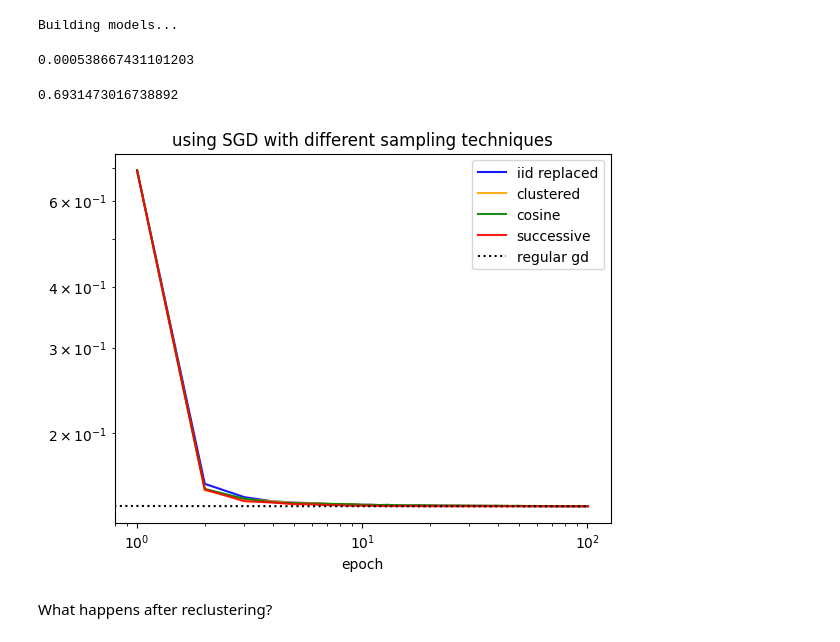
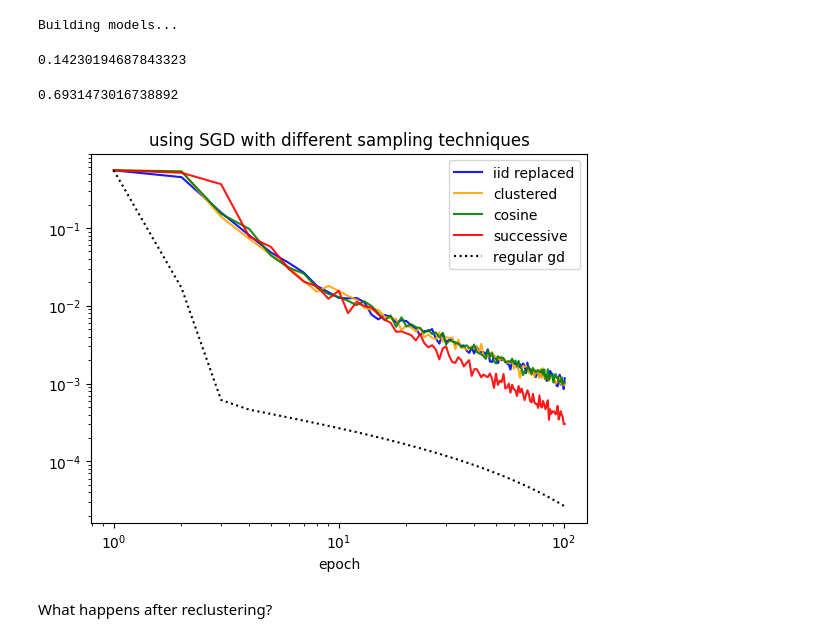
Before and after one commit to yy214/cluster-for-opt, a Jupyter notebook: clustering_for_opt.ipynb, the cells around one changed output. Cells and saved outputs as stored; diff of their text form; code cells hidden in the pictures.

```diff
--- a/clustering_for_opt.ipynb
+++ b/clustering_for_opt.ipynb
@@ -149,9 +145,9 @@ def load_svm_classif_tensor(filename, process=None):
             warnings.warn("process should be one of '1 2' or '+-1'", UserWarning)
     return TensorDataset(scaled_X, y)
 # %%
-dataset = load_svm_classif_tensor("./data/phishing_dataset.txt")
+# dataset = load_svm_classif_tensor("./data/phishing_dataset.txt")
 #read_csv_reg("./data/winequality-white.csv")
-#make_2d_classification(well_split=True)
+dataset = make_2d_classification(well_split=True)
 #load_svm_classif_tensor("./data/phishing_dataset.txt")
 clustered_data, full_labels = dataset.tensors
 labeled_data = logistic_label_01_process(dataset)
@@ -569,7 +559,7 @@ for losses in [sgd_sols_iid, sgd_sols_cluster, sgd_sols_cosine, sgd_sols]:
         opt_val = min(opt_val, min(l))
 opt_val
 # %% [output]
-0.000538667431101203
+0.14230194687843323
 # %%
 # cluster1 = new_cluster_sampler.clusters[0]
 # restricted_data = clustered_data[cluster1]
@@ -624,19 +614,25 @@ def plot_mult_iter(losses, opt_val, color, label, init_loss=init_loss):
 # %%
 plot_mult_iter(sgd_sols_iid, opt_val, color="blue", label="iid replaced")
 plot_mult_iter(sgd_sols_cluster, opt_val, color="orange", label="clustered")
 plot_mult_iter(sgd_sols_cosine, opt_val, color="green", label="cosine")
 plot_mult_iter(sgd_sols, opt_val, color="red", label="successive")
-plt.plot(regular_gd_sol - opt_val, linestyle='dotted', color="black", label="regular gd")
+
+l1 = np.insert(regular_gd_sol, 0, init_loss)
+plt.plot(np.arange(1, NB_EPOCH+2),
+         l1 - opt_val,
+         linestyle='dotted',
+         color="black",
+         label="regular gd")
 
 
 plt.legend()
 # plt.yscale("log")
 plt.loglog()
 plt.xlabel("epoch")
 plt.title("using SGD with different sampling techniques")
 plt.show()
 # %% [output]
-[figure, old version]
+[figure, new version]
 # %% [markdown]
 What happens after reclustering?
 # %%
```
Also changed, not shown: parts of 18 cells of this notebook, 9 other files.
